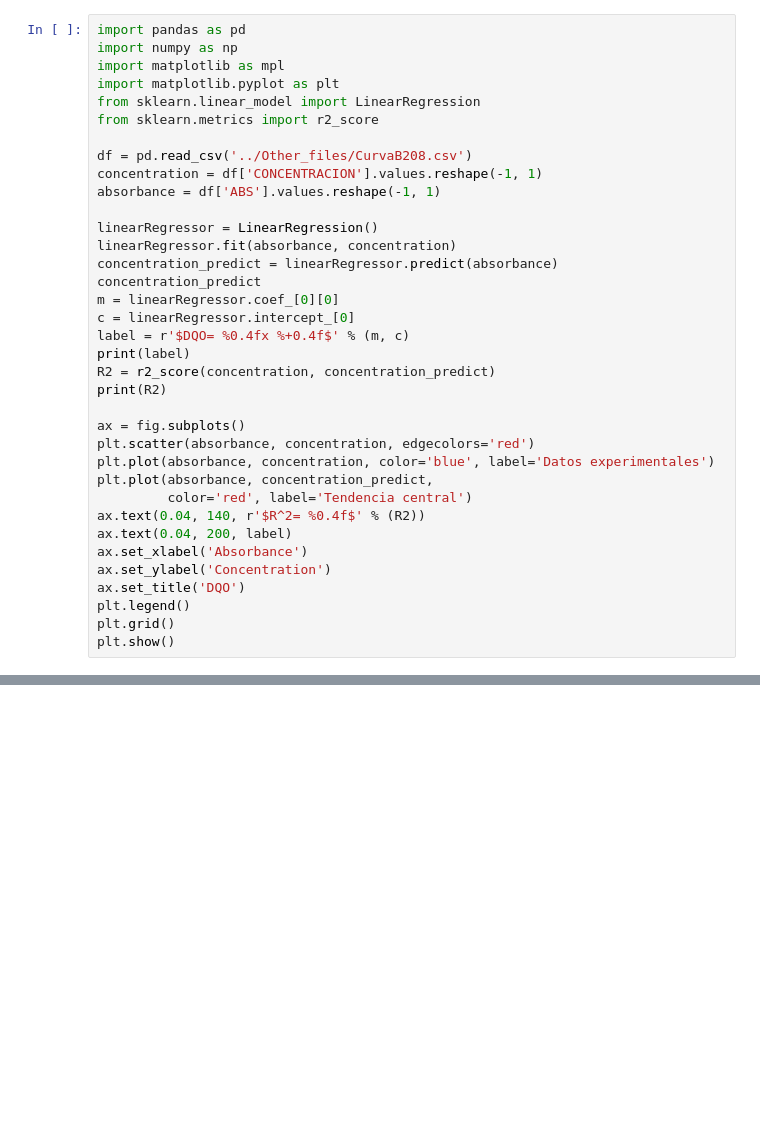
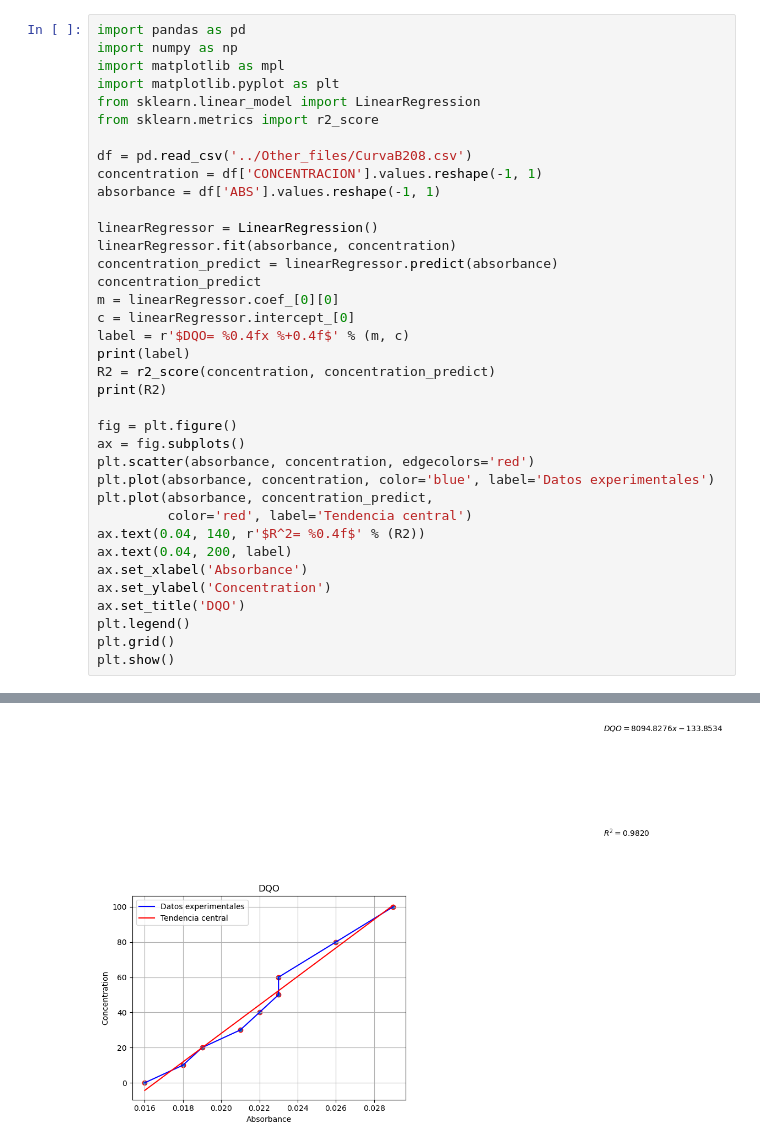
Before and after one commit to LuisRDavid/Tesis, a Jupyter notebook: Other_files/CurvaB.ipynb, the cells around one changed output, grey strips where cells are left out. Drawn from its saved outputs; the diff is of its cells as text; blank space fills up the shorter version.

```diff
--- a/Other_files/CurvaB.ipynb
+++ b/Other_files/CurvaB.ipynb
@@ -21,6 +21,7 @@ print(label)
 R2 = r2_score(concentration, concentration_predict)
 print(R2)
 
+fig = plt.figure()
 ax = fig.subplots()
 plt.scatter(absorbance, concentration, edgecolors='red')
 plt.plot(absorbance, concentration, color='blue', label='Datos experimentales')
@@ -38,0 +41 @@ ImportError: cannot import name 'LineraRegression' from 'sklearn.linear_model' (
+[figure, added]
```
Also changed, not shown: parts of 2 cells of this notebook, 59 other files.
